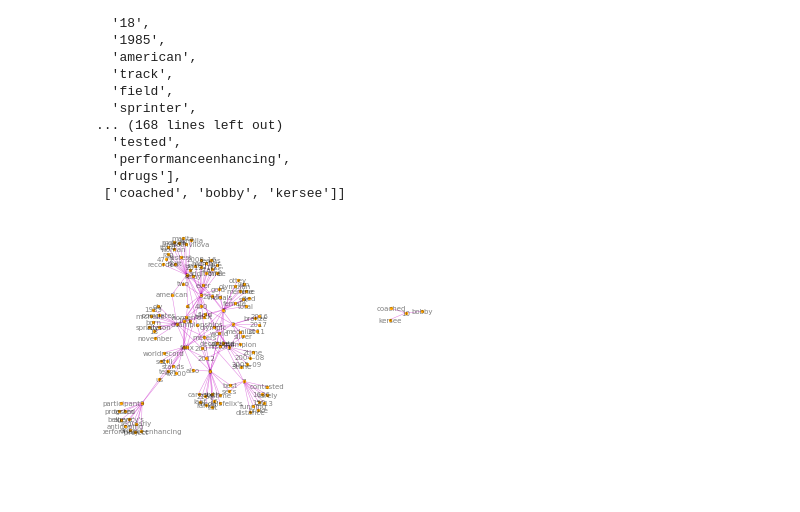
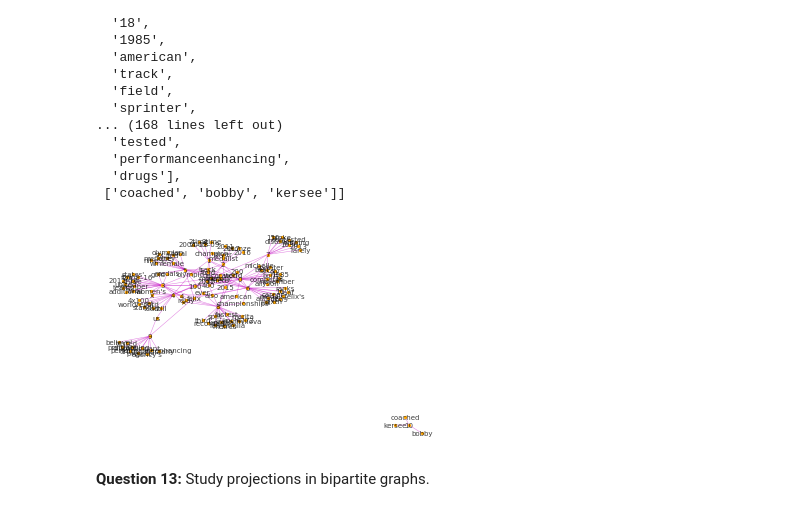
Before and after one commit to javiervz/network_science, a Jupyter notebook: graphs.ipynb, the cells around one changed output. Cells and saved outputs as stored; diff of their text form; code cells hidden in the pictures; blank space fills up the shorter version.

```diff
--- a/graphs.ipynb
+++ b/graphs.ipynb
@@ -437,15 +437,17 @@ def bipartite_graph(sent):
 # %%
 B=bipartite_graph(sentences)
 # %%
-def plot_graph(G):
+def plot_graph(G,font_size):
   pos = nx.spring_layout(G)
   labels={i:i for i in G.nodes}
   nx.draw_networkx_nodes(G, pos, node_size = 5, node_color='orange')
   nx.draw_networkx_edges(G, pos, alpha=0.5,width=0.5,edge_color='m')
-  nx.draw_networkx_labels(G,pos,labels,alpha=0.5,font_size=7,font_color='k')
+  nx.draw_networkx_labels(G,pos,labels,alpha=0.75,font_size=font_size,font_color='k')
   plt.axis('off')
   plt.show()
 
-plot_graph(B)
+plot_graph(B,7)
 # %% [output]
-[figure, old version]
+[figure, new version]
+# %% [markdown]
+**Question 13:** Study projections in bipartite graphs.
```
Also changed, not shown: parts of 7 cells of this notebook.
